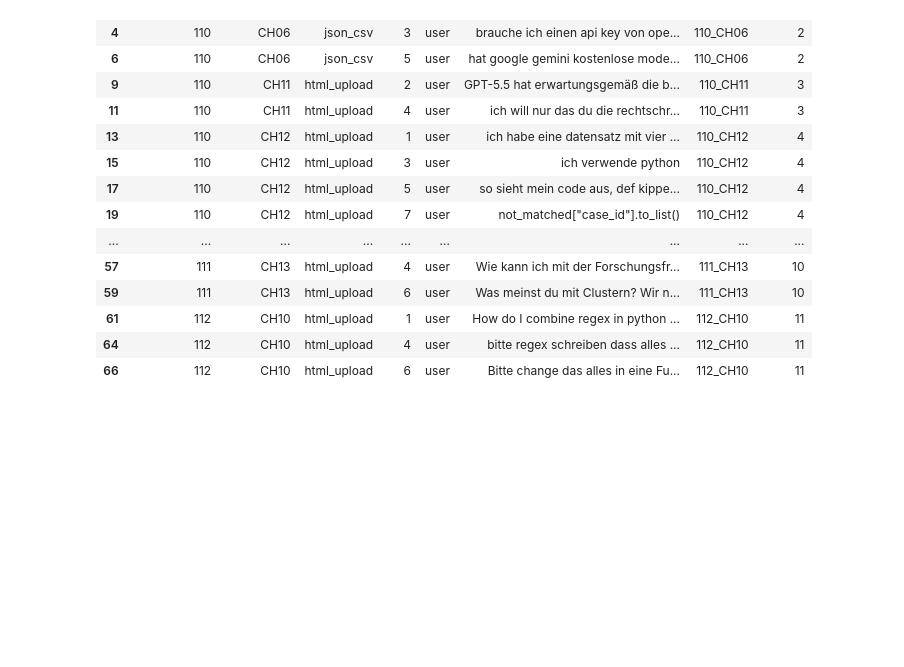
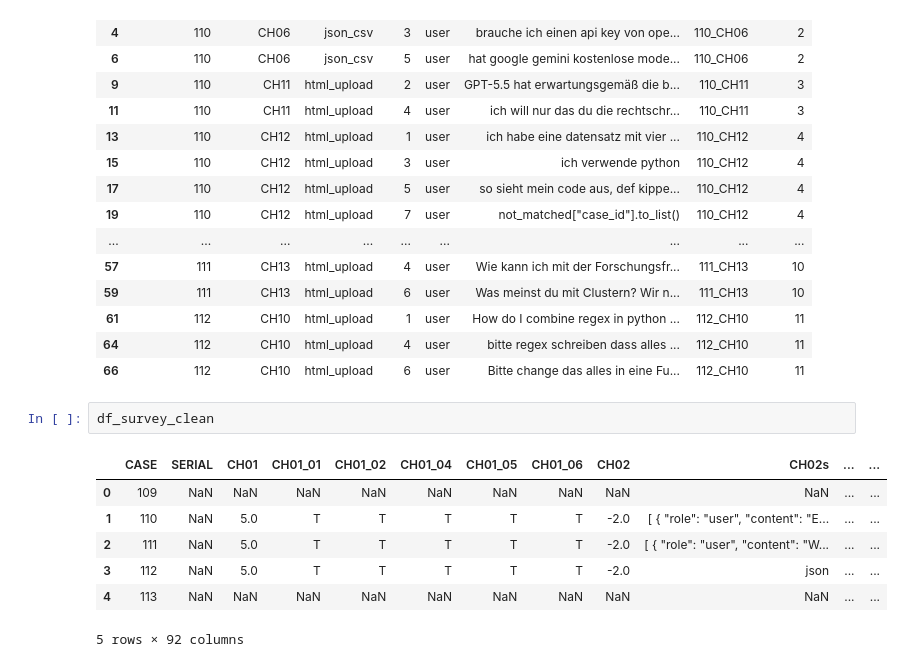
Before and after one commit to lpkiemes/Masterprojekt-Chatbots, a Jupyter notebook: Python_code/Data_pipeline.ipynb, the cells around one changed output. Cells and saved outputs as stored; diff of their text form; blank space fills up the shorter version.

```diff
--- a/Python_code/Data_pipeline.ipynb
+++ b/Python_code/Data_pipeline.ipynb
@@ -229,6 +228,16 @@ df_chats[df_chats["role"] == "user"]
 | 61 | 112 | CH10 | html_upload | 1 | user | How do I combine regex in python ... | 112_CH10 | 11 |
 | 64 | 112 | CH10 | html_upload | 4 | user | bitte regex schreiben dass alles ... | 112_CH10 | 11 |
 | 66 | 112 | CH10 | html_upload | 6 | user | Bitte change das alles in eine Fu... | 112_CH10 | 11 |
+# %%
+df_survey_clean
+# %% [output]
+|  | CASE | SERIAL | CH01 | CH01_01 | CH01_02 | CH01_04 | CH01_05 | CH01_06 | CH02 | CH02s | ... | ... |
+| 0 | 109 | NaN | NaN | NaN | NaN | NaN | NaN | NaN | NaN | NaN | ... | ... |
+| 1 | 110 | NaN | 5.0 | T | T | T | T | T | -2.0 | [ { "role": "user", "content": "E... | ... | ... |
+| 2 | 111 | NaN | 5.0 | T | T | T | T | T | -2.0 | [ { "role": "user", "content": "W... | ... | ... |
+| 3 | 112 | NaN | 5.0 | T | T | T | T | T | -2.0 | json | ... | ... |
+| 4 | 113 | NaN | NaN | NaN | NaN | NaN | NaN | NaN | NaN | NaN | ... | ... |
+5 rows × 92 columns
 # %%
 df_chats   = pd.read_csv(path_proc / "chats_long.csv")
 
```
Also changed, not shown: parts of 6 cells of this notebook, 1 other file.
